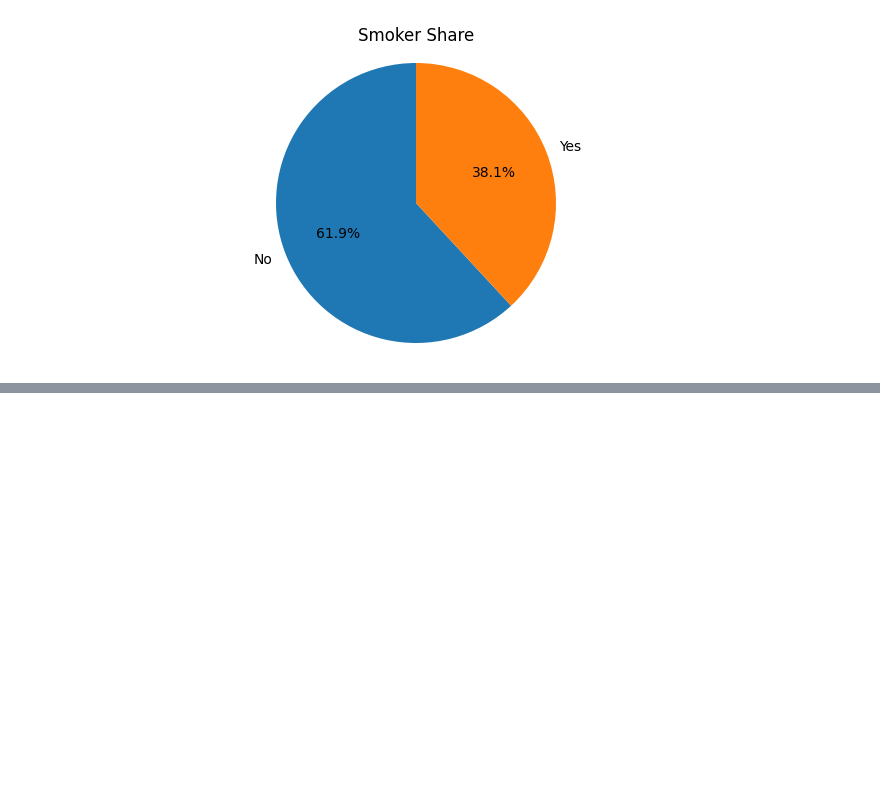
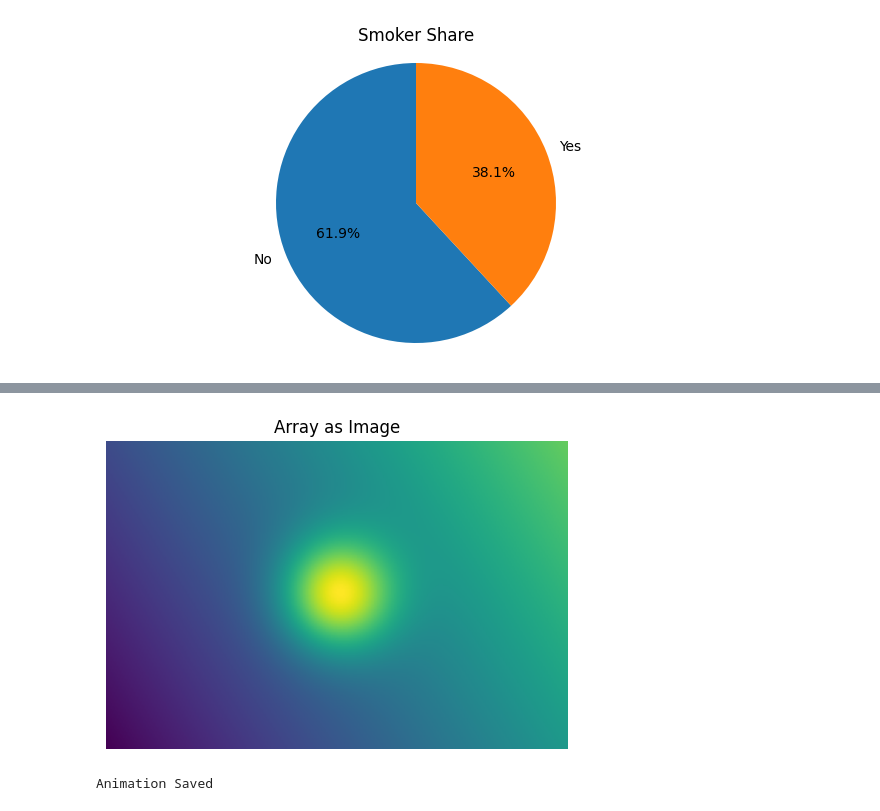
Before and after one commit to 5pence/sept-2025-da, a Jupyter notebook: whyMatplotlib.ipynb, the cells around one changed output, grey strips where cells are left out. Cells and saved outputs as stored; diff of their text form; code cells hidden in the pictures; blank space fills up the shorter version.

Commit message:
Add 3d info into matplotlib demo

```diff
--- a/whyMatplotlib.ipynb
+++ b/whyMatplotlib.ipynb
@@ -176,0 +223,71 @@ plt.show()
+# %%
+# Image without internet
+
+nx, ny = 200, 300
+Y, X = np.mgrid[0:nx, 0:ny]
+grad = (X / ny) * 0.7 + (Y / nx) * 0.3
+spot = np.exp(-((X - ny / 2)**2 + (Y - nx / 2)**2) / (2*(min(nx, ny) / 8)**2))
+img = grad + 0.8 * spot
+
+plt.imshow(img, origin="lower")
+plt.title("Array as Image")
+plt.axis("off")
+plt.show()
+# %% [output]
+[figure, added]
+# %%
+import numpy as np
+import matplotlib.pyplot as plt
+from matplotlib import animation, cm
+
+# --- Base image setup ---
+nx, ny = 200, 300
+Y, X = np.mgrid[0:nx, 0:ny]
+grad = (X / ny) * 0.7 + (Y / nx) * 0.3
+
+# --- Animation parameters ---
+fps = 24
+seconds = 10
+frames = fps * seconds
+Ax, Ay = ny * 0.25, nx * 0.25
+wx, wy = 2 * np.pi * 1.0 / seconds, 2 * np.pi * 1.5 / seconds
+phase = np.pi / 3
+base_sigma = min(nx, ny) / 8
+sigma_amp = 0.25
+fx, fy = 0.03, 0.028
+ripple_amp = 0.08
+ripple_speed = 2 * np.pi * 0.6 / seconds
+cmap = cm.get_cmap('turbo')
+
+# --- Figure setup ---
+fig, ax = plt.subplots(figsize=(7, 4.2))
+im = ax.imshow(np.zeros_like(grad), origin="lower", cmap=cmap, vmin=0, vmax=1, aspect='auto')
+ax.axis("off")
+
+# --- Frame generator ---
+def frame_image(t):
+    cx = ny / 2 + Ax * np.sin(wx * t * (2 * np.pi))
+    cy = nx / 2 + Ay * np.cos(wy * t * (2 * np.pi) + phase)
+    sigma = base_sigma * (1 + sigma_amp * np.sin(2 * np.pi * t))
+    denom = 2 * (sigma ** 2)
+    spot = np.exp(-((X - cx) ** 2 + (Y - cy) ** 2) / denom)
+    ripple_phase = ripple_speed * t * (2 * np.pi)
+    ripples = ripple_amp * np.sin(2 * np.pi * (fx * X + fy * Y) + ripple_phase)
+    img = grad + 0.8 * spot + ripples
+    img = (img - img.min()) / (img.max() - img.min())
+    return img
+
+def animate(i):
+    t = i / frames
+    im.set_data(frame_image(t))
+    return (im,)
+
+anim = animation.FuncAnimation(fig, animate, frames=frames, interval=1000/fps, blit=True)
+
+# --- Save the animation locally ---
+anim.save("mad_hypnotic_gradient.gif", writer=animation.PillowWriter(fps=fps))
+plt.close(fig)
+
+print("Animation Saved")
+# %% [output]
+Animation Saved
```
Also changed, not shown: parts of 4 cells of this notebook.
